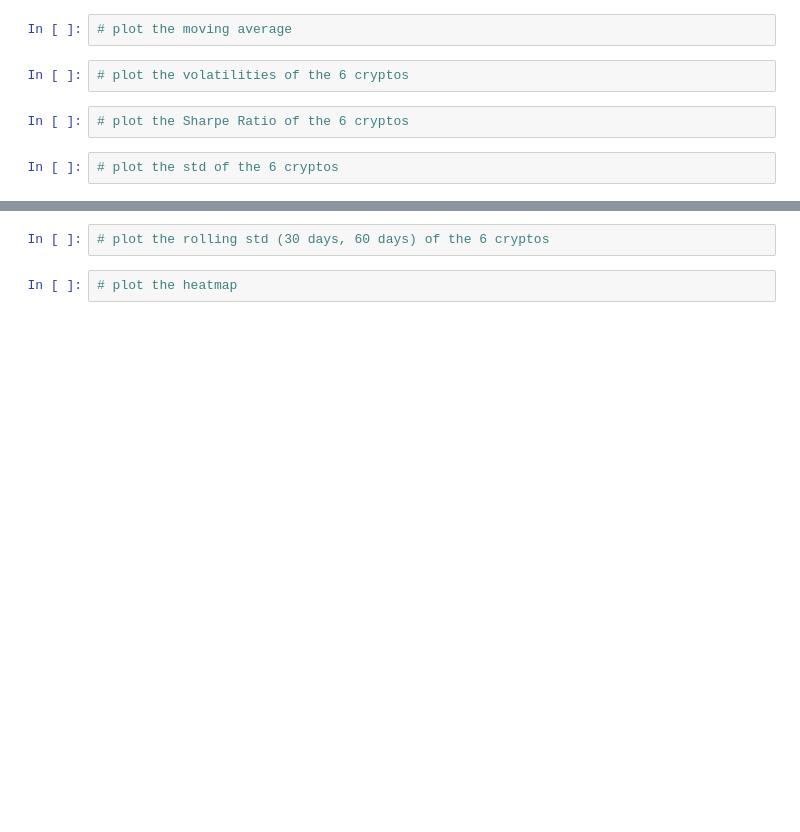
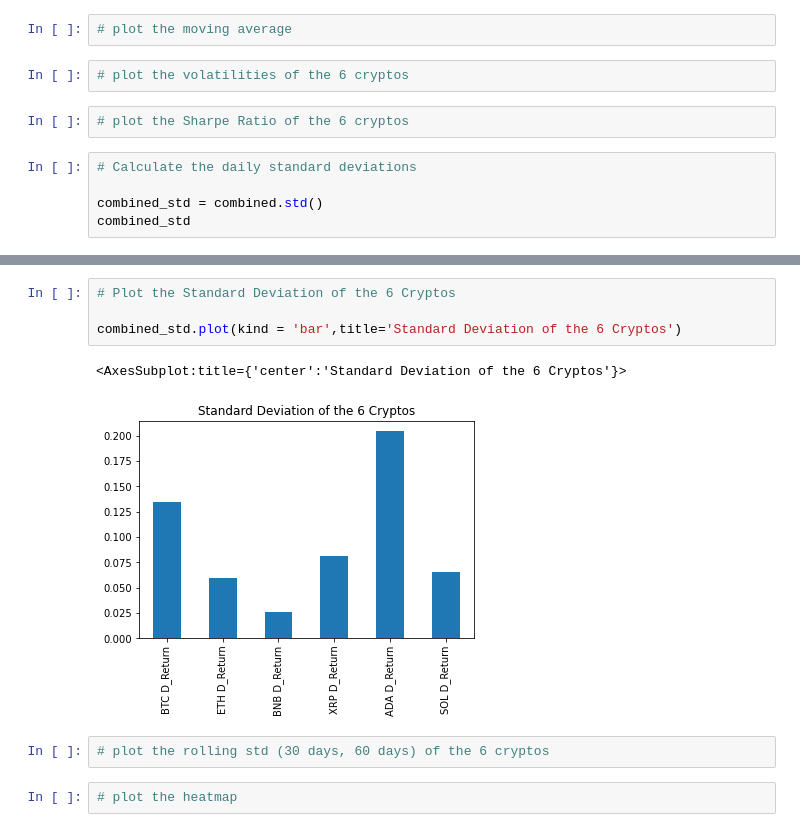
Before and after one commit to NavpreetNat/Crypto_Master, a Jupyter notebook: codes/crypto_master.ipynb, the cells around one changed output, grey strips where cells are left out. Drawn from its saved outputs; the diff is of its cells as text; blank space fills up the shorter version.

```diff
--- a/codes/crypto_master.ipynb
+++ b/codes/crypto_master.ipynb
@@ -451,4 +477,7 @@ cumulative_return.plot()
 # %%
 # plot the Sharpe Ratio of the 6 cryptos
 # %%
-# plot the std of the 6 cryptos
+# Calculate the daily standard deviations
+
+combined_std = combined.std()
+combined_std
@@ -455,3 +492,10 @@ cumulative_return.plot()
+# %%
+# Plot the Standard Deviation of the 6 Cryptos
+
+combined_std.plot(kind = 'bar',title='Standard Deviation of the 6 Cryptos')
+# %% [output]
+<AxesSubplot:title={'center':'Standard Deviation of the 6 Cryptos'}>
+[figure, added]
 # %%
 # plot the rolling std (30 days, 60 days) of the 6 cryptos
 # %%
```
Also changed, not shown: parts of 17 cells of this notebook.
